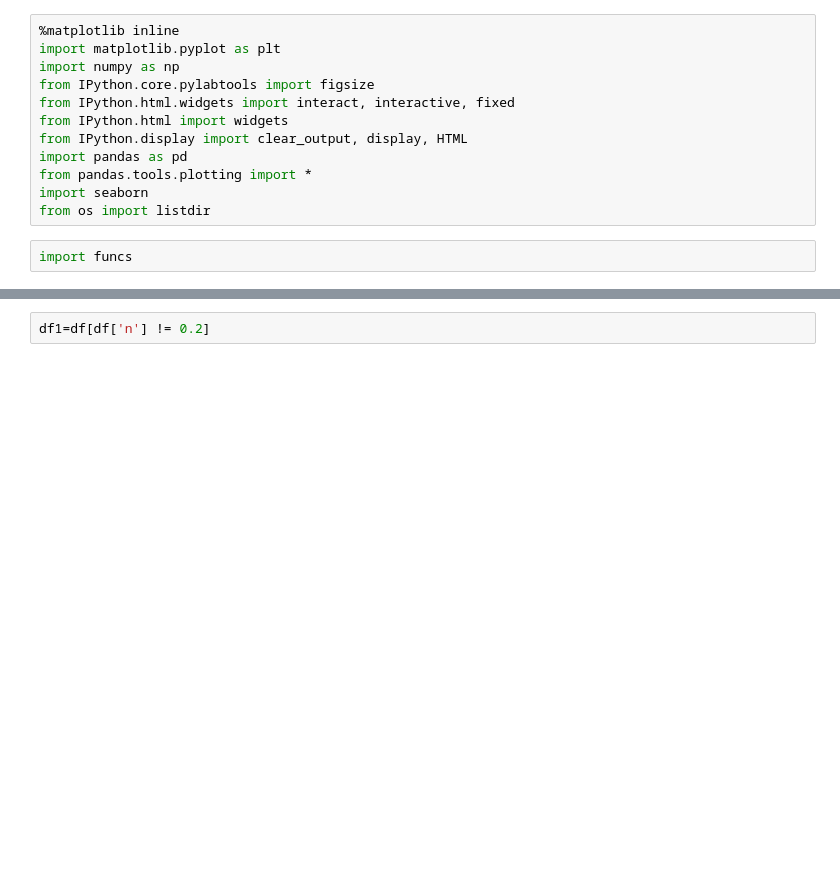
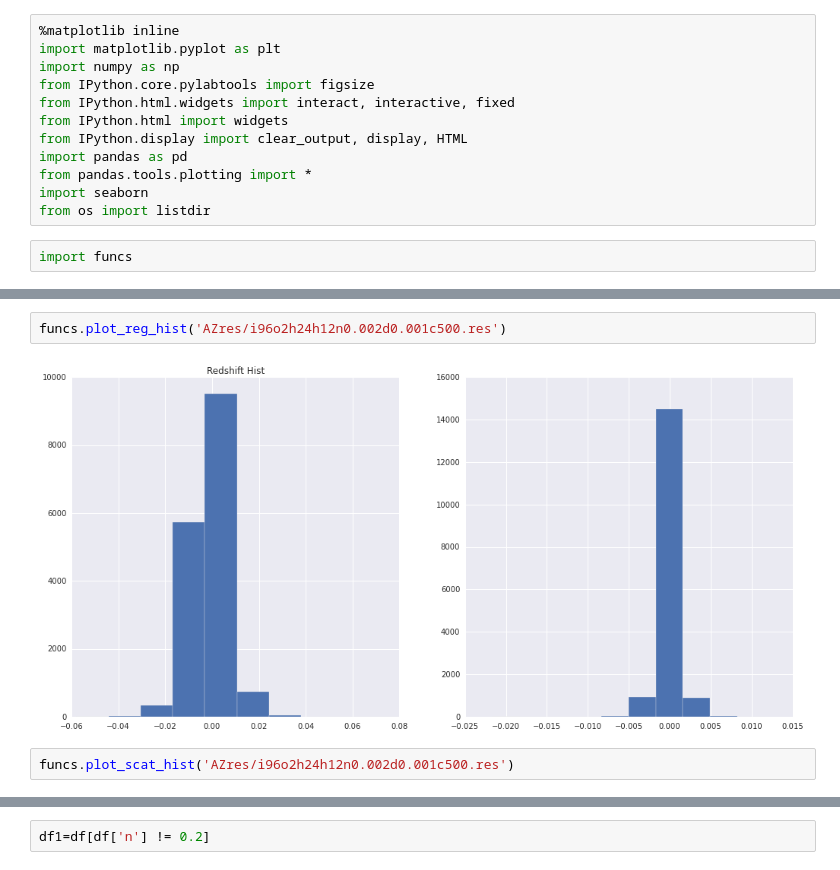
Before and after one commit to Mixpap/Gaia-Galaxy-ANN, a Jupyter notebook: Reports.ipynb, the cells around one changed output, grey strips where cells are left out. Drawn from its saved outputs; the diff is of its cells as text; blank space fills up the shorter version.

```diff
--- a/Reports.ipynb
+++ b/Reports.ipynb
@@ -42,0 +55,6 @@ df.groupby('n').count()
+# %%
+funcs.plot_reg_hist('AZres/i96o2h24h12n0.002d0.001c500.res')
+# %% [output]
+[figure, added]
+# %%
+funcs.plot_scat_hist('AZres/i96o2h24h12n0.002d0.001c500.res')
```
Also changed, not shown: parts of 9 cells of this notebook, 2 other files.
